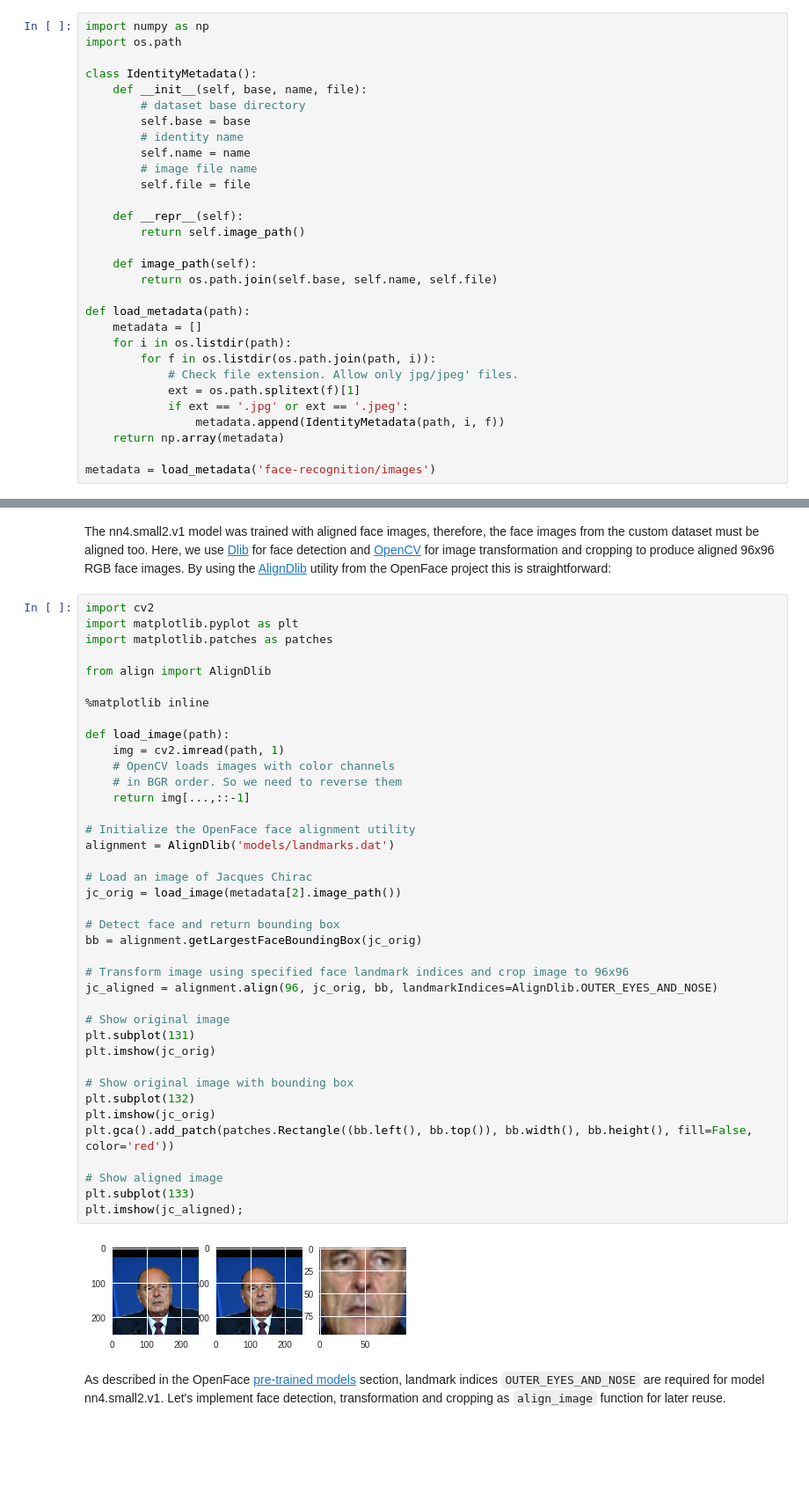
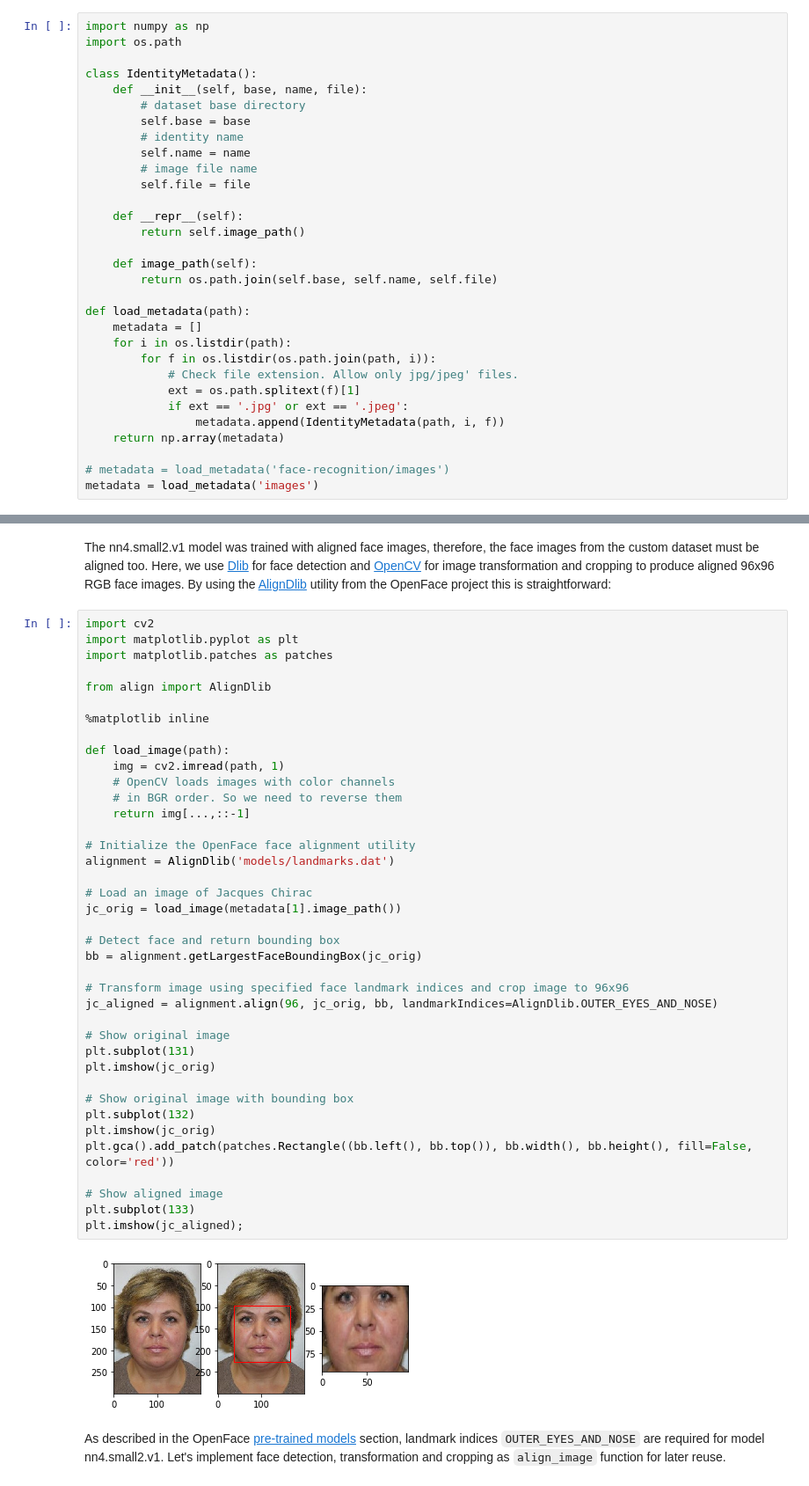
Before and after one commit to smaltsev/face-recognition, a Jupyter notebook: face-recognition.ipynb, the cells around one changed output, grey strips where cells are left out. Shown at 88% size. Drawn from its saved outputs; the diff is of its cells as text; blank space fills up the shorter version.

```diff
--- a/face-recognition.ipynb
+++ b/face-recognition.ipynb
@@ -193,7 +179,8 @@ def load_metadata(path):
                 metadata.append(IdentityMetadata(path, i, f))
     return np.array(metadata)
 
-metadata = load_metadata('face-recognition/images')
+# metadata = load_metadata('face-recognition/images')
+metadata = load_metadata('images')
 # %% [markdown]
 ### Face alignment
 # %% [markdown]
@@ -210,35 +197,35 @@ from align import AlignDlib
 def load_image(path):
     img = cv2.imread(path, 1)
     # OpenCV loads images with color channels
     # in BGR order. So we need to reverse them
     return img[...,::-1]
 
 # Initialize the OpenFace face alignment utility
 alignment = AlignDlib('models/landmarks.dat')
 
 # Load an image of Jacques Chirac
-jc_orig = load_image(metadata[2].image_path())
+jc_orig = load_image(metadata[1].image_path())
 
 # Detect face and return bounding box
 bb = alignment.getLargestFaceBoundingBox(jc_orig)
 
 # Transform image using specified face landmark indices and crop image to 96x96
 jc_aligned = alignment.align(96, jc_orig, bb, landmarkIndices=AlignDlib.OUTER_EYES_AND_NOSE)
 
 # Show original image
 plt.subplot(131)
 plt.imshow(jc_orig)
 
 # Show original image with bounding box
 plt.subplot(132)
 plt.imshow(jc_orig)
 plt.gca().add_patch(patches.Rectangle((bb.left(), bb.top()), bb.width(), bb.height(), fill=False, color='red'))
 
 # Show aligned image
 plt.subplot(133)
 plt.imshow(jc_aligned);
 # %% [output]
-[figure, old version]
+[figure, new version]
 # %% [markdown]
 As described in the OpenFace [pre-trained models](https://cmusatyalab.github.io/openface/models-and-accuracies/#pre-trained-models) section, landmark indices `OUTER_EYES_AND_NOSE` are required for model nn4.small2.v1. Let's implement face detection, transformation and cropping as `align_image` function for later reuse.
 # %%
```
Also changed, not shown: parts of 14 cells of this notebook, 1 other file.
